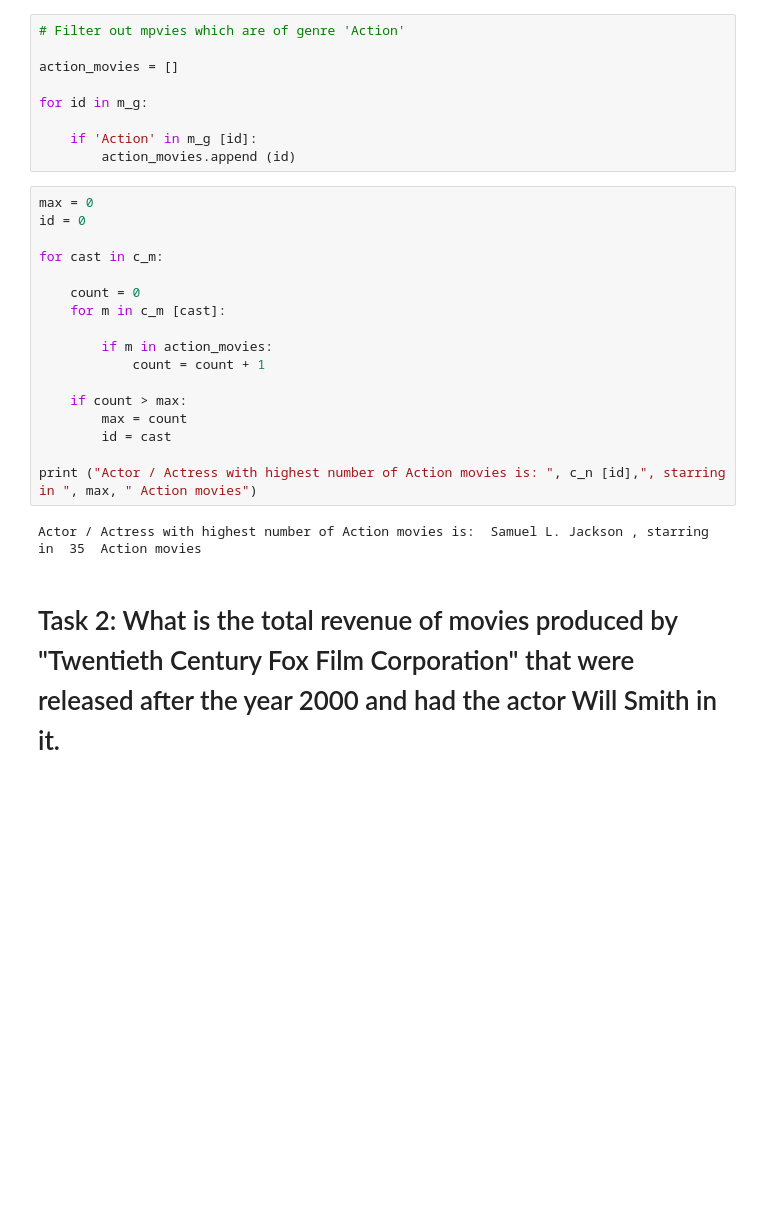
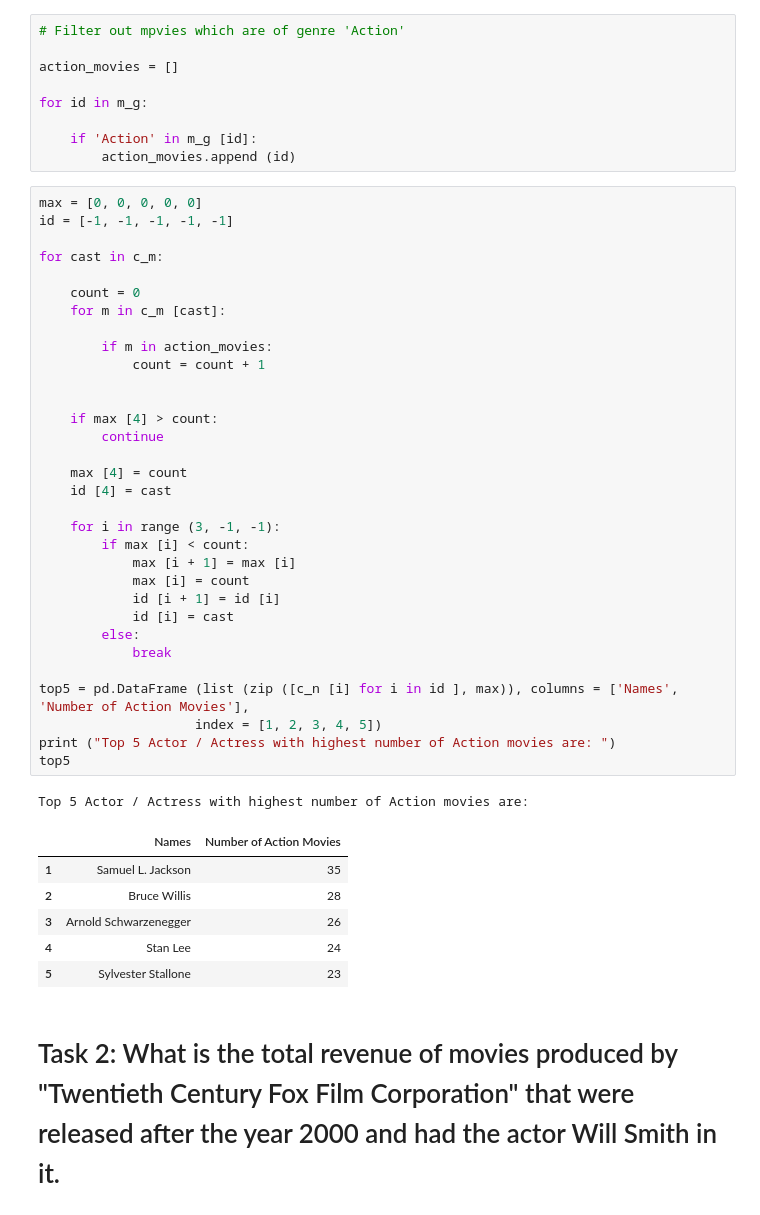
Before and after one commit to AnkitDimri/TMDB-5000-Movie-Dataset, a Jupyter notebook: tmdb-movie-analytics.ipynb, the cells around one changed output. Drawn from its saved outputs; the diff is of its cells as text; blank space fills up the shorter version.

Commit message:
top 5 action movie actors

```diff
--- a/tmdb-movie-analytics.ipynb
+++ b/tmdb-movie-analytics.ipynb
@@ -94,24 +94,45 @@ for id in m_g:
     if 'Action' in m_g [id]:
         action_movies.append (id)
 # %%
-max = 0
-id = 0
+max = [0, 0, 0, 0, 0]
+id = [-1, -1, -1, -1, -1]
 
 for cast in c_m:
 
     count = 0
     for m in c_m [cast]:
 
         if m in action_movies:
             count = count + 1
 
-    if count > max:
-        max = count
-        id = cast
 
-print ("Actor / Actress with highest number of Action movies is: ", c_n [id],", starring in ", max, " Action movies")
+    if max [4] > count:
+        continue
+
+    max [4] = count
+    id [4] = cast
+
+    for i in range (3, -1, -1):
+        if max [i] < count:
+            max [i + 1] = max [i]
+            max [i] = count
+            id [i + 1] = id [i]
+            id [i] = cast
+        else:
+            break
+
+top5 = pd.DataFrame (list (zip ([c_n [i] for i in id ], max)), columns = ['Names', 'Number of Action Movies'],
+                    index = [1, 2, 3, 4, 5])
+print ("Top 5 Actor / Actress with highest number of Action movies are: ")
+top5
 # %% [output]
-Actor / Actress with highest number of Action movies is:  Samuel L. Jackson , starring in  35  Action movies
+Top 5 Actor / Actress with highest number of Action movies are:
+|  | Names | Number of Action Movies |
+| 1 | Samuel L. Jackson | 35 |
+| 2 | Bruce Willis | 28 |
+| 3 | Arnold Schwarzenegger | 26 |
+| 4 | Stan Lee | 24 |
+| 5 | Sylvester Stallone | 23 |
 # %% [markdown]
 # Task 2: What is the total revenue of movies produced by "Twentieth Century Fox Film Corporation" that were released after the year 2000 and had the actor Will Smith in it.
 # %%
```
Also changed, not shown: parts of 1 cell of this notebook.
